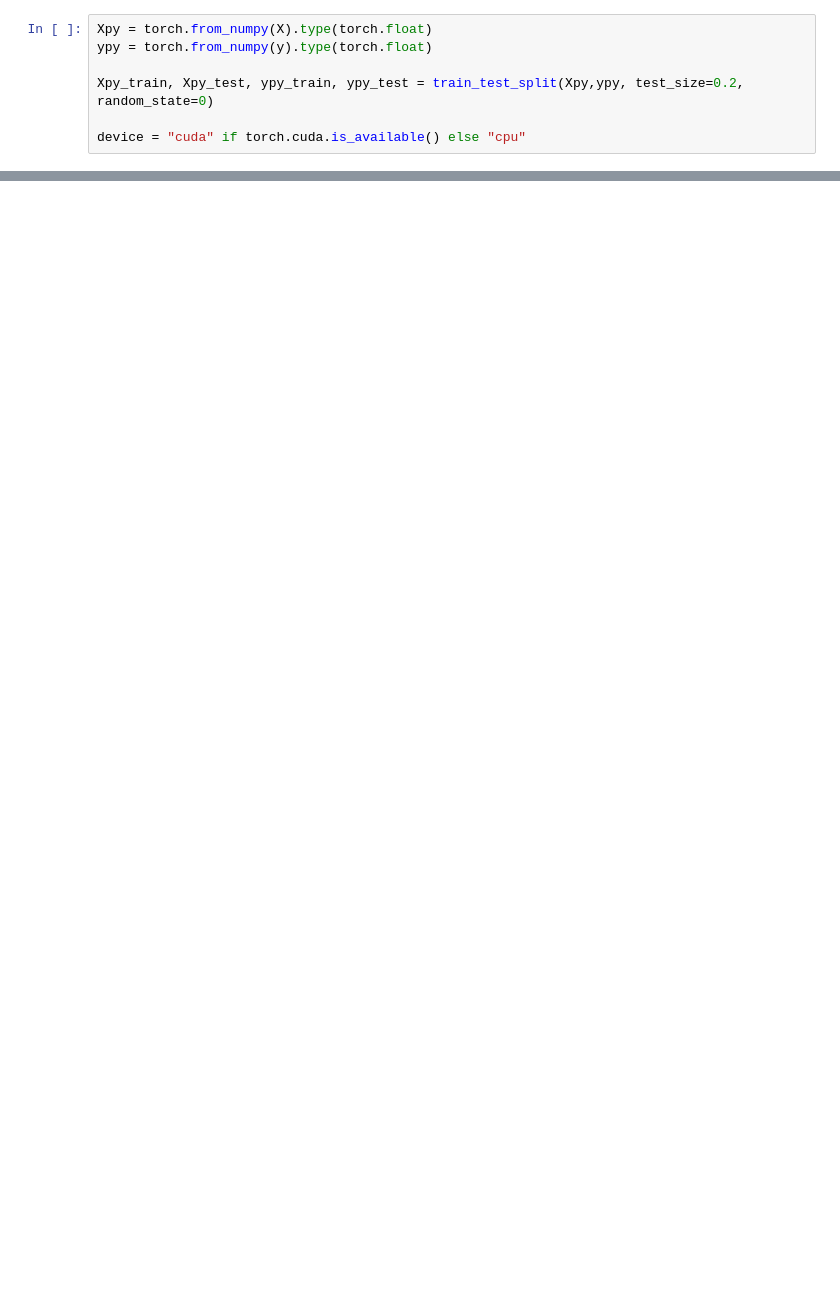
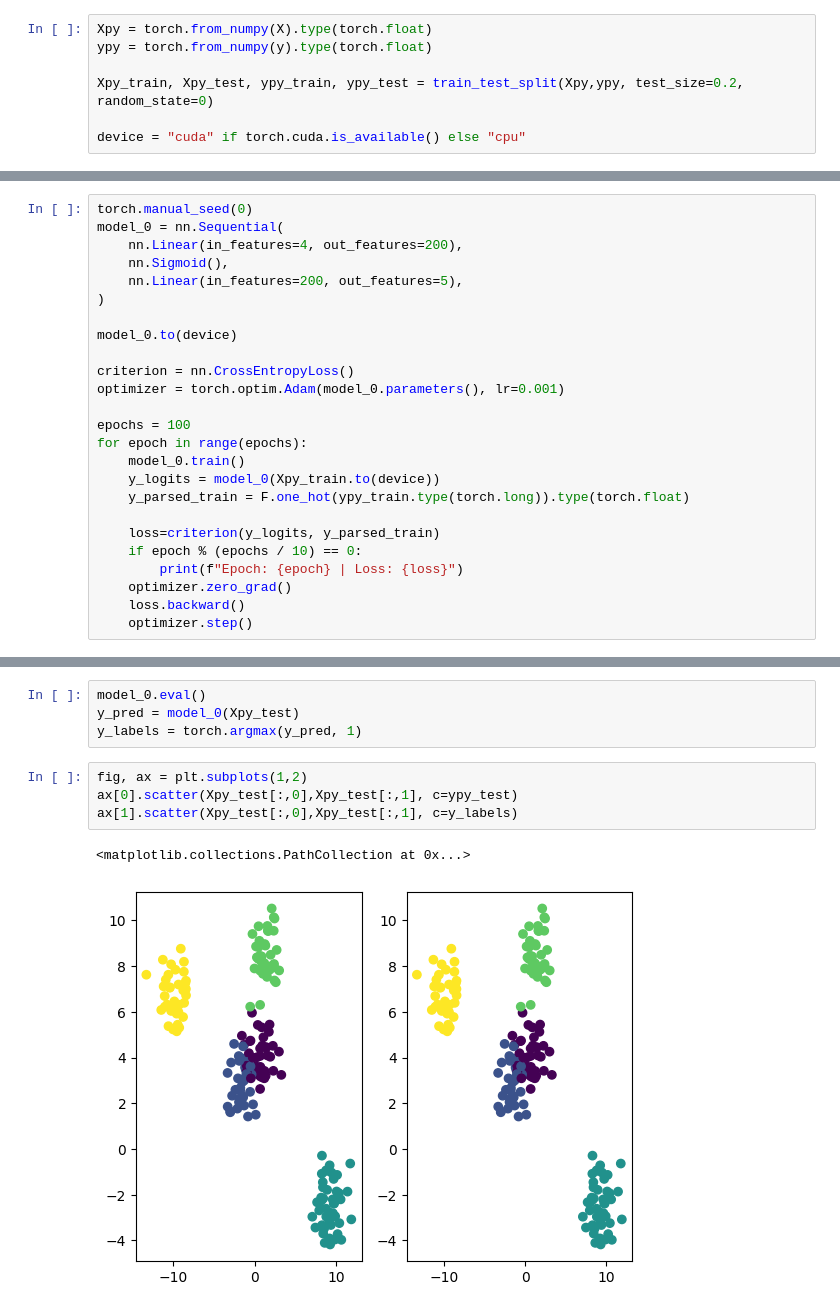
Before and after one commit to kamilzielinskidev/machine-learning, a Jupyter notebook: pytorch_for_deep_learning/pytorch4.ipynb, the cells around one changed output, grey strips where cells are left out. Saved outputs shown, nothing was run; the diff lists cells and outputs as text; blank space fills up the shorter version.

```diff
--- a/pytorch_for_deep_learning/pytorch4.ipynb
+++ b/pytorch_for_deep_learning/pytorch4.ipynb
@@ -38,0 +23,25 @@ tensor([0, 0, 0, 2, 2, 2, 2, 0, 0, 0, 0, 0, 0, 0, 2, 0, 0, 2, 2, 0, 1, 0, 1, 0,
+# %%
+torch.manual_seed(0)
+model_0 = nn.Sequential(
+    nn.Linear(in_features=4, out_features=200),
+    nn.Sigmoid(),
+    nn.Linear(in_features=200, out_features=5),
+)
+
+model_0.to(device)
+
+criterion = nn.CrossEntropyLoss()
+optimizer = torch.optim.Adam(model_0.parameters(), lr=0.001)
+
+epochs = 100
+for epoch in range(epochs):
+    model_0.train()
+    y_logits = model_0(Xpy_train.to(device))
+    y_parsed_train = F.one_hot(ypy_train.type(torch.long)).type(torch.float)
+
+    loss=criterion(y_logits, y_parsed_train)
+    if epoch % (epochs / 10) == 0:
+        print(f"Epoch: {epoch} | Loss: {loss}")
+    optimizer.zero_grad()
+    loss.backward()
+    optimizer.step()
@@ -38,0 +59,11 @@ tensor([0, 0, 0, 2, 2, 2, 2, 0, 0, 0, 0, 0, 0, 0, 2, 0, 0, 2, 2, 0, 1, 0, 1, 0,
+# %%
+model_0.eval()
+y_pred = model_0(Xpy_test)
+y_labels = torch.argmax(y_pred, 1)
+# %%
+fig, ax = plt.subplots(1,2)
+ax[0].scatter(Xpy_test[:,0],Xpy_test[:,1], c=ypy_test)
+ax[1].scatter(Xpy_test[:,0],Xpy_test[:,1], c=y_labels)
+# %% [output]
+<matplotlib.collections.PathCollection at 0x...>
+[figure, added]
```
Also changed, not shown: parts of 4 cells of this notebook, 1 other file.
